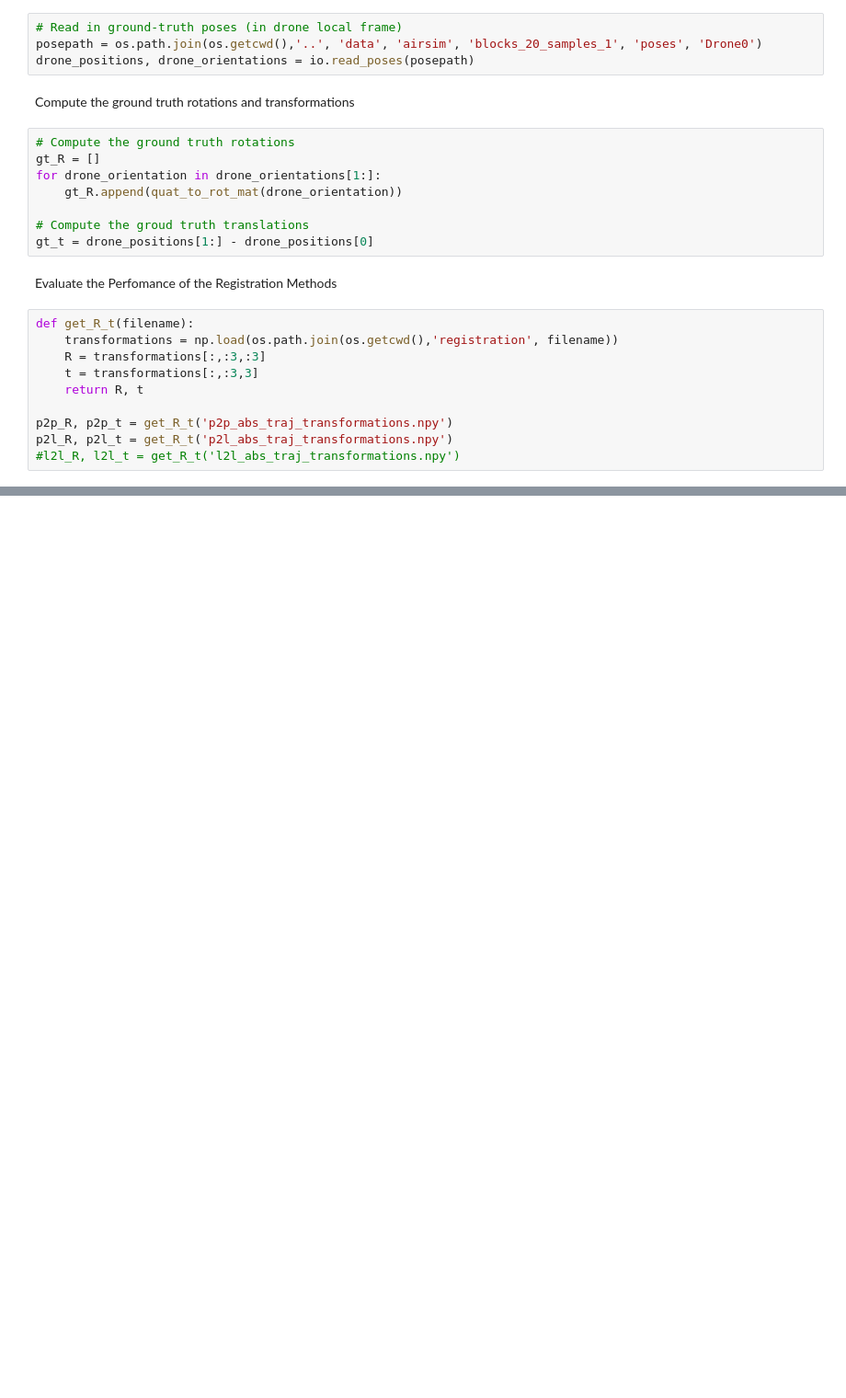
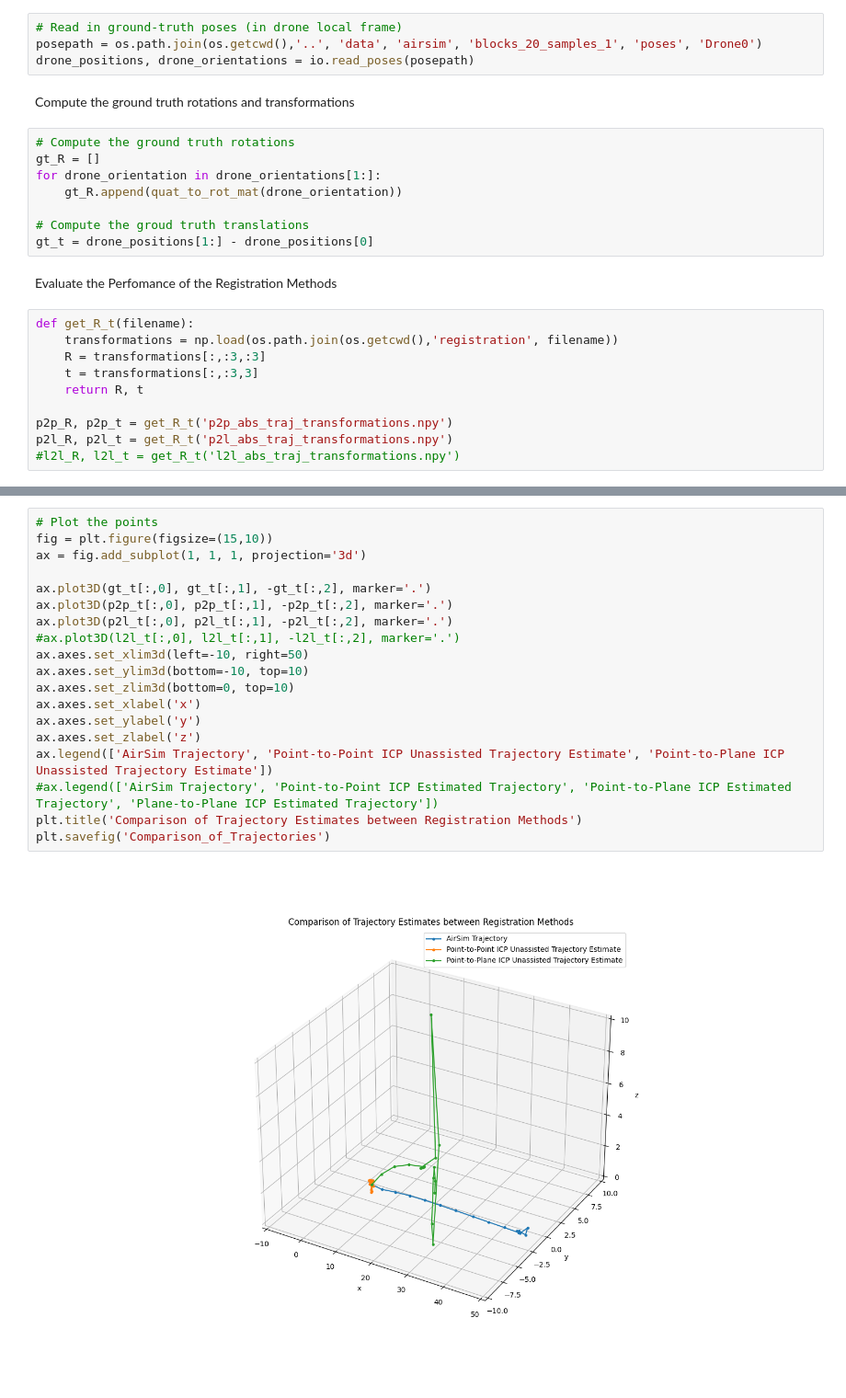
Before and after one commit to Stanford-NavLab/planeslam, a Jupyter notebook: notebooks/performance.ipynb, the cells around one changed output, grey strips where cells are left out. Shown: that part at 92% size. Drawn from its saved outputs; the diff is of its cells as text; blank space fills up the shorter version.

```diff
--- a/notebooks/performance.ipynb
+++ b/notebooks/performance.ipynb
@@ -72,0 +75,21 @@ Point-to-Plane rotational error: 0.18804396054093891
+# %%
+# Plot the points
+fig = plt.figure(figsize=(15,10))
+ax = fig.add_subplot(1, 1, 1, projection='3d')
+
+ax.plot3D(gt_t[:,0], gt_t[:,1], -gt_t[:,2], marker='.')
+ax.plot3D(p2p_t[:,0], p2p_t[:,1], -p2p_t[:,2], marker='.')
+ax.plot3D(p2l_t[:,0], p2l_t[:,1], -p2l_t[:,2], marker='.')
+#ax.plot3D(l2l_t[:,0], l2l_t[:,1], -l2l_t[:,2], marker='.')
+ax.axes.set_xlim3d(left=-10, right=50)
+ax.axes.set_ylim3d(bottom=-10, top=10)
+ax.axes.set_zlim3d(bottom=0, top=10)
+ax.axes.set_xlabel('x')
+ax.axes.set_ylabel('y')
+ax.axes.set_zlabel('z')
+ax.legend(['AirSim Trajectory', 'Point-to-Point ICP Unassisted Trajectory Estimate', 'Point-to-Plane ICP Unassisted Trajectory Estimate'])
+#ax.legend(['AirSim Trajectory', 'Point-to-Point ICP Estimated Trajectory', 'Point-to-Plane ICP Estimated Trajectory', 'Plane-to-Plane ICP Estimated Trajectory'])
+plt.title('Comparison of Trajectory Estimates between Registration Methods')
+plt.savefig('Comparison_of_Trajectories')
+# %% [output]
+[figure, added]
```
Also changed, not shown: parts of 2 cells of this notebook, 7 other files.
